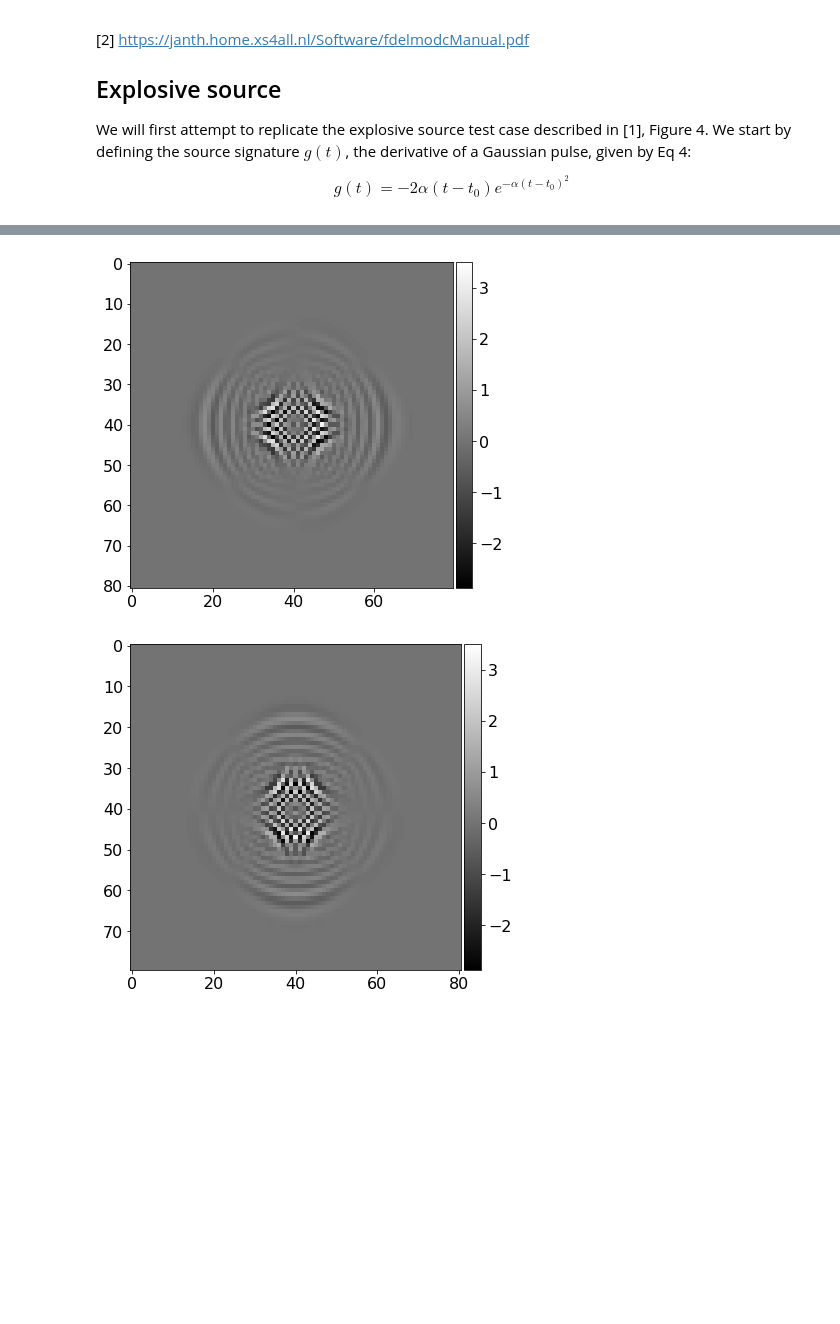
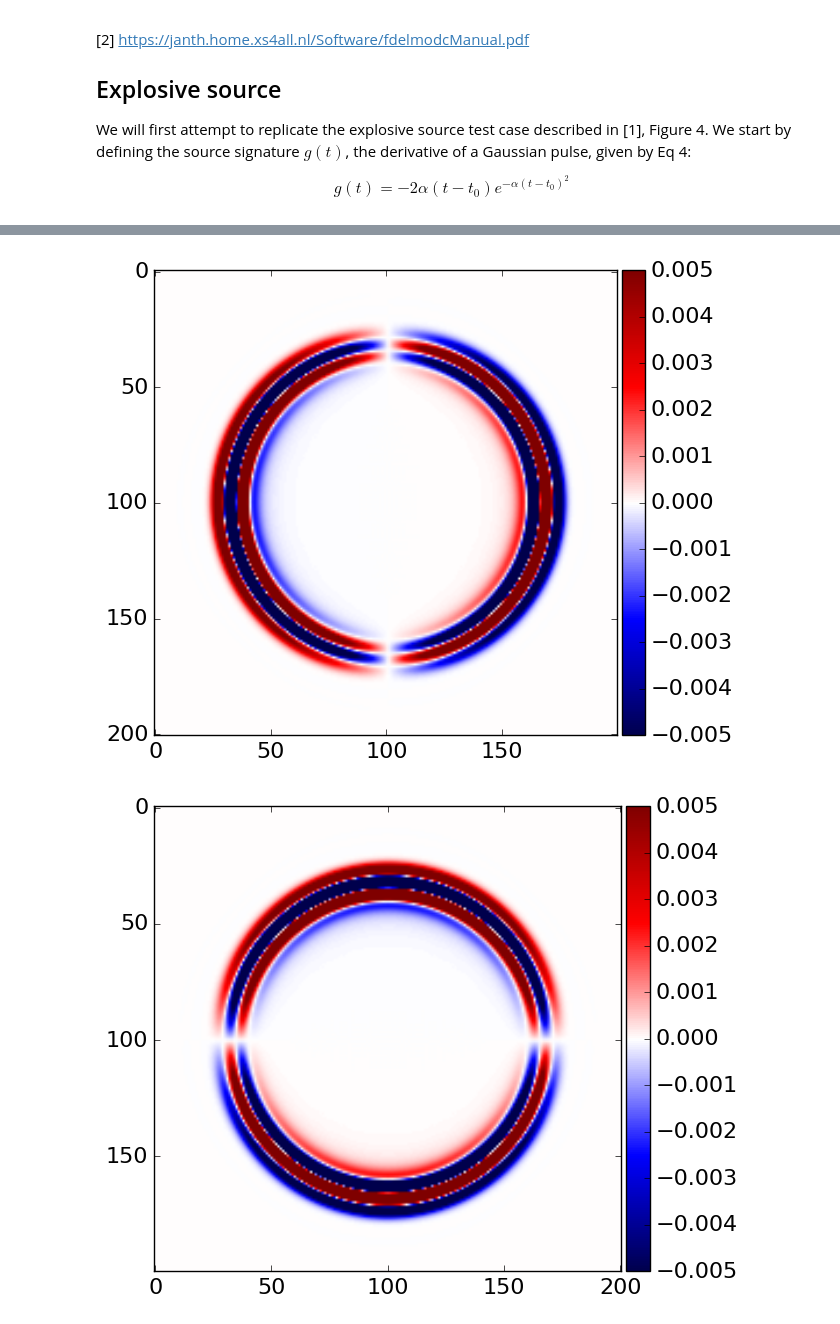
Before and after one commit to zhangwise/devito, a Jupyter notebook: examples/seismic/elastic.ipynb, the cells around one changed output, grey strips where cells are left out. Saved outputs shown, nothing was run; the diff lists cells and outputs as text; code cells hidden in the pictures; blank space fills up the shorter version.

```diff
--- a/examples/seismic/elastic.ipynb
+++ b/examples/seismic/elastic.ipynb
@@ -25,7 +25,7 @@ init_printing(use_latex=True)
 # %%
 # Initial grid: 1km x 1km, with spacing 100m
 extent = (2000., 2000.)
-shape = (81, 81)
+shape = (201, 201)
 x = SpaceDimension(name='x', spacing=Constant(name='h_x', value=extent[0]/(shape[0]-1)))
 z = SpaceDimension(name='z', spacing=Constant(name='h_z', value=extent[1]/(shape[1]-1)))
 grid = Grid(extent=extent, shape=shape, dimensions=(x, z))
@@ -148,11 +155,11 @@ CustomCompiler: compiled /tmp/devito-u7ps5095/6d760fee72092de456c4082c5c1a5fab84
 =========================================================================================
 # %%
 # Let's see what we got....
-plot_image(vx.data[0])
-plot_image(vz.data[0])
-plot_image(txx.data[0])
-plot_image(tzz.data[0])
-plot_image(txz.data[0])
+plot_image(vx.data[0], vmin=-.5*1e-2, vmax=.5*1e-2, cmap="seismic")
+plot_image(vz.data[0], vmin=-.5*1e-2, vmax=.5*1e-2, cmap="seismic")
+plot_image(txx.data[0], vmin=-.5*1e-2, vmax=.5*1e-2, cmap="seismic")
+plot_image(tzz.data[0], vmin=-.5*1e-2, vmax=.5*1e-2, cmap="seismic")
+plot_image(txz.data[0], vmin=-.5*1e-2, vmax=.5*1e-2, cmap="seismic")
 # %% [output]
-[figure, old version]
+[figure, new version]
-[figure, old version]
+[figure, new version]
```
Also changed, not shown: parts of 5 cells of this notebook, 1 other file.
